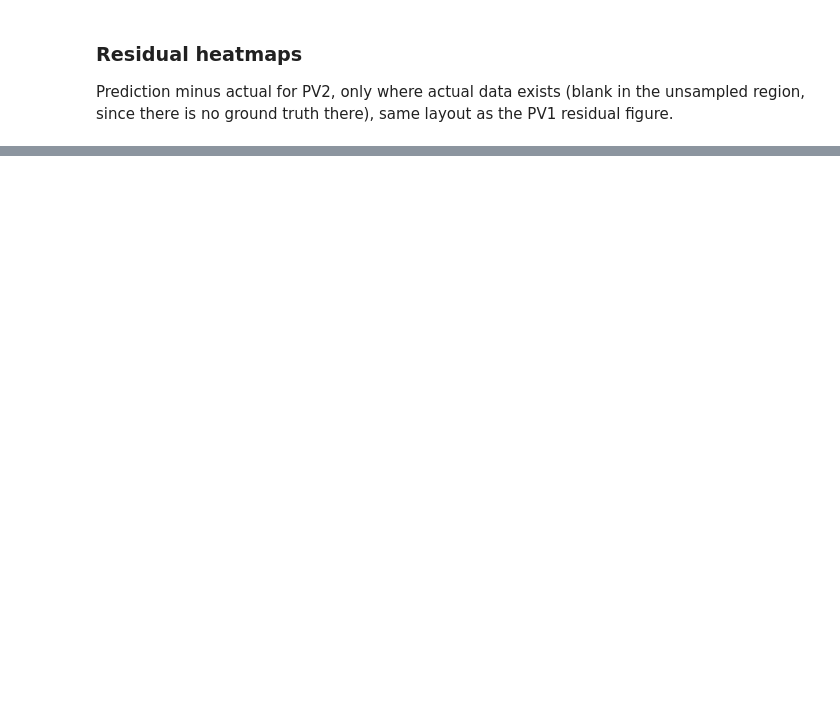
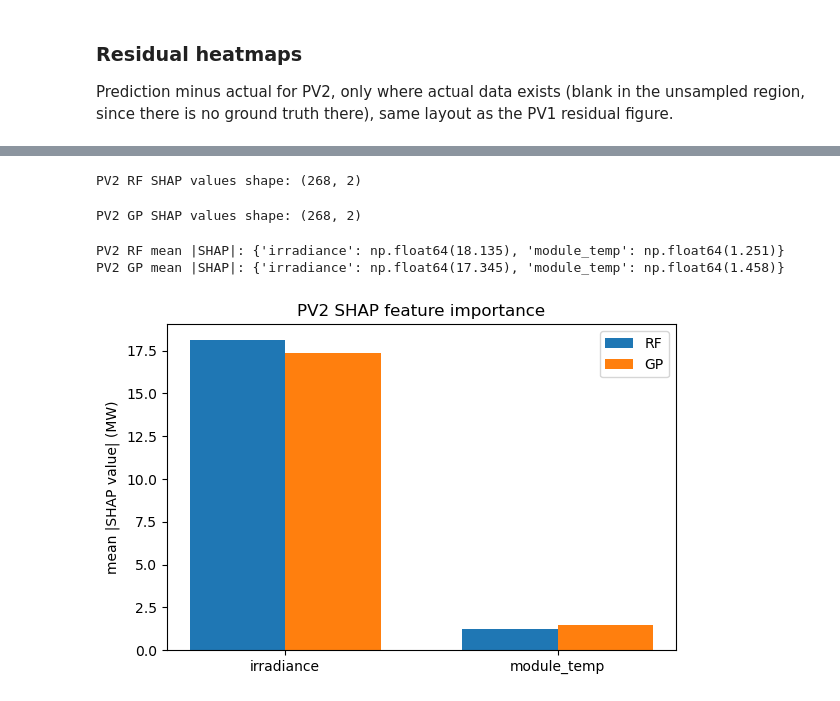
Before and after one commit to ErickChauke/power-curve-modeling-pv-wind, a Jupyter notebook: notebook.ipynb, the cells around one changed output, grey strips where cells are left out. Cells and saved outputs as stored; diff of their text form; code cells hidden in the pictures; blank space fills up the shorter version.

```diff
--- a/notebook.ipynb
+++ b/notebook.ipynb
@@ -653,0 +671,37 @@ for PV2 as well.
+# %%
+pv2_rf_explainer = shap.TreeExplainer(pv2_rf_model)
+pv2_rf_shap_values = pv2_rf_explainer.shap_values(X_pv2_ml)
+print("PV2 RF SHAP values shape:", pv2_rf_shap_values.shape)
+# %% [output]
+PV2 RF SHAP values shape: (268, 2)
+# %%
+pv2_gp_background = shap.sample(X_pv2_ml, 50, random_state=0)
+pv2_gp_explainer = shap.Explainer(pv2_gp_model.predict, pv2_gp_background)
+pv2_gp_shap_values = pv2_gp_explainer(X_pv2_ml)
+print("PV2 GP SHAP values shape:", pv2_gp_shap_values.values.shape)
+# %% [output]
+PV2 GP SHAP values shape: (268, 2)
+# %%
+pv2_feature_names = ["irradiance", "module_temp"]
+pv2_rf_mean_abs_shap = np.abs(pv2_rf_shap_values).mean(axis=0)
+pv2_gp_mean_abs_shap = np.abs(pv2_gp_shap_values.values).mean(axis=0)
+print("PV2 RF mean |SHAP|:", dict(zip(pv2_feature_names, pv2_rf_mean_abs_shap.round(3))))
+print("PV2 GP mean |SHAP|:", dict(zip(pv2_feature_names, pv2_gp_mean_abs_shap.round(3))))
+
+x = np.arange(len(pv2_feature_names))
+width = 0.35
+fig, ax = plt.subplots(figsize=(6, 4))
+ax.bar(x - width / 2, pv2_rf_mean_abs_shap, width, label="RF")
+ax.bar(x + width / 2, pv2_gp_mean_abs_shap, width, label="GP")
+ax.set_xticks(x)
+ax.set_xticklabels(pv2_feature_names)
+ax.set_ylabel("mean |SHAP value| (MW)")
+ax.set_title("PV2 SHAP feature importance")
+ax.legend()
+fig.tight_layout()
+fig.savefig("outputs/pv2_shap_summary.png", dpi=150)
+plt.show()
+# %% [output]
+PV2 RF mean |SHAP|: {'irradiance': np.float64(18.135), 'module_temp': np.float64(1.251)}
+PV2 GP mean |SHAP|: {'irradiance': np.float64(17.345), 'module_temp': np.float64(1.458)}
+[figure, added]
```
Also changed, not shown: parts of 20 cells of this notebook, 6 other files.
